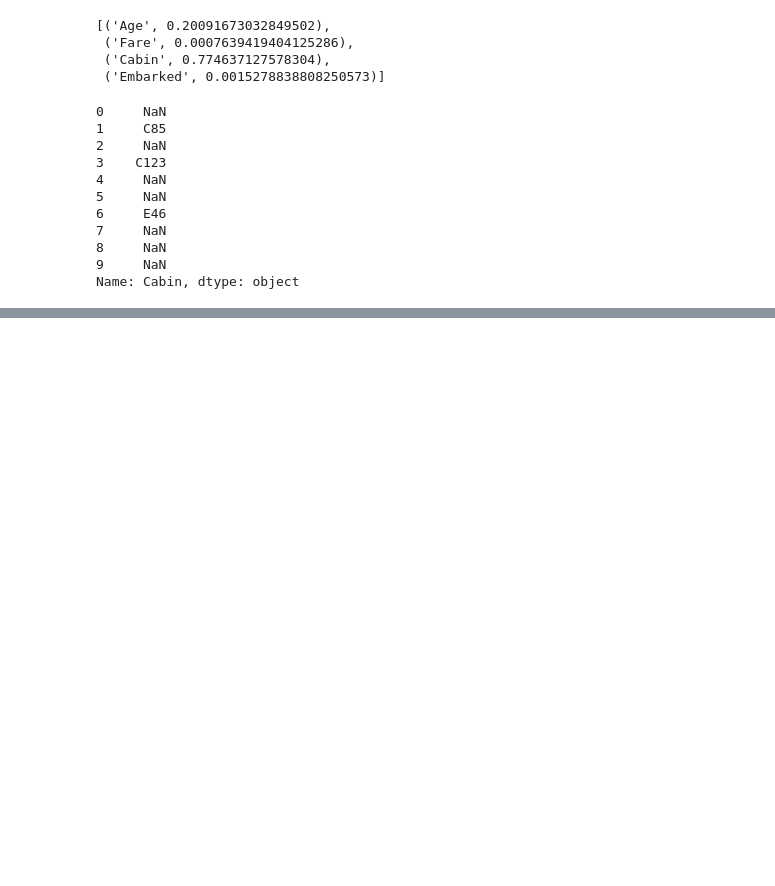
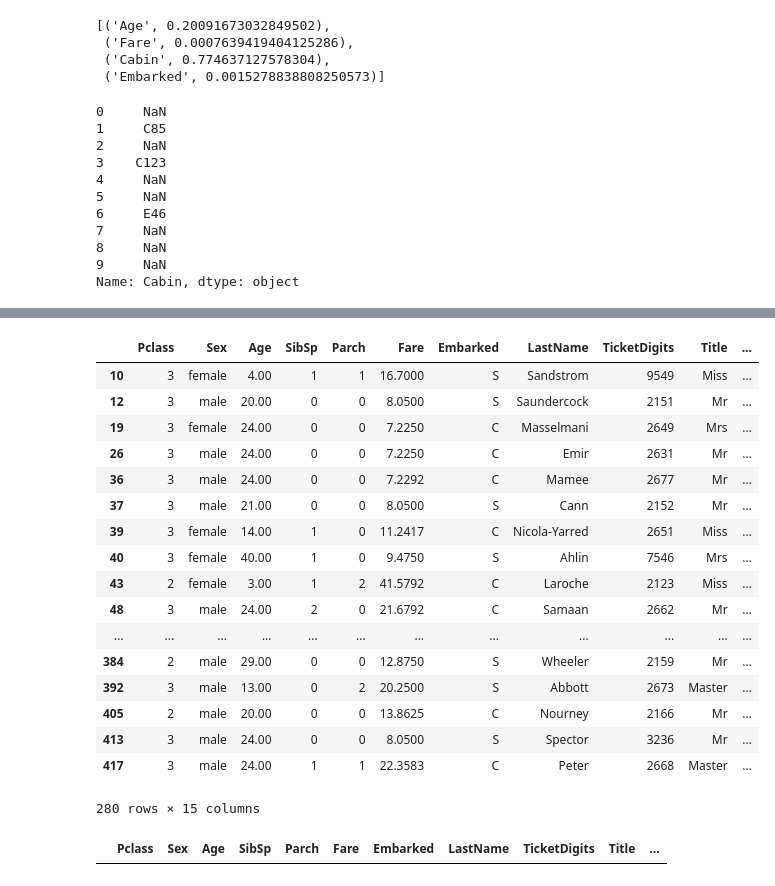
Before and after one commit to csun-data-science-bootcamp-19/Team-8, a Jupyter notebook: Cleaning.ipynb, the cells around one changed output, grey strips where cells are left out. Cells and saved outputs as stored; diff of their text form; code cells hidden in the pictures; blank space fills up the shorter version.

```diff
--- a/Cleaning.ipynb
+++ b/Cleaning.ipynb
@@ -162,0 +166,21 @@ df.head()
+# %%
+df.loc[df['TicketDigits'].str.len() < 5]
+# %% [output]
+|  | Pclass | Sex | Age | SibSp | Parch | Fare | Embarked | LastName | TicketDigits | Title | ... |
+| 10 | 3 | female | 4.00 | 1 | 1 | 16.7000 | S | Sandstrom | 9549 | Miss | ... |
+| 12 | 3 | male | 20.00 | 0 | 0 | 8.0500 | S | Saundercock | 2151 | Mr | ... |
+| 19 | 3 | female | 24.00 | 0 | 0 | 7.2250 | C | Masselmani | 2649 | Mrs | ... |
+| 26 | 3 | male | 24.00 | 0 | 0 | 7.2250 | C | Emir | 2631 | Mr | ... |
+| 36 | 3 | male | 24.00 | 0 | 0 | 7.2292 | C | Mamee | 2677 | Mr | ... |
+| 37 | 3 | male | 21.00 | 0 | 0 | 8.0500 | S | Cann | 2152 | Mr | ... |
+| 39 | 3 | female | 14.00 | 1 | 0 | 11.2417 | C | Nicola-Yarred | 2651 | Miss | ... |
+| 40 | 3 | female | 40.00 | 1 | 0 | 9.4750 | S | Ahlin | 7546 | Mrs | ... |
+| 43 | 2 | female | 3.00 | 1 | 2 | 41.5792 | C | Laroche | 2123 | Miss | ... |
+| 48 | 3 | male | 24.00 | 2 | 0 | 21.6792 | C | Samaan | 2662 | Mr | ... |
+| ... | ... | ... | ... | ... | ... | ... | ... | ... | ... | ... | ... |
+| 384 | 2 | male | 29.00 | 0 | 0 | 12.8750 | S | Wheeler | 2159 | Mr | ... |
+| 392 | 3 | male | 13.00 | 0 | 2 | 20.2500 | S | Abbott | 2673 | Master | ... |
+| 405 | 2 | male | 20.00 | 0 | 0 | 13.8625 | C | Nourney | 2166 | Mr | ... |
+| 413 | 3 | male | 24.00 | 0 | 0 | 8.0500 | S | Spector | 3236 | Mr | ... |
+| 417 | 3 | male | 24.00 | 1 | 1 | 22.3583 | C | Peter | 2668 | Master | ... |
+280 rows × 15 columns
@@ -162,0 +189,4 @@ df.head()
+# %%
+df.loc[df['TicketDigits'].str[-1] == '.']
+# %% [output]
+|  | Pclass | Sex | Age | SibSp | Parch | Fare | Embarked | LastName | TicketDigits | Title | ... |
```
Also changed, not shown: parts of 15 cells of this notebook.
